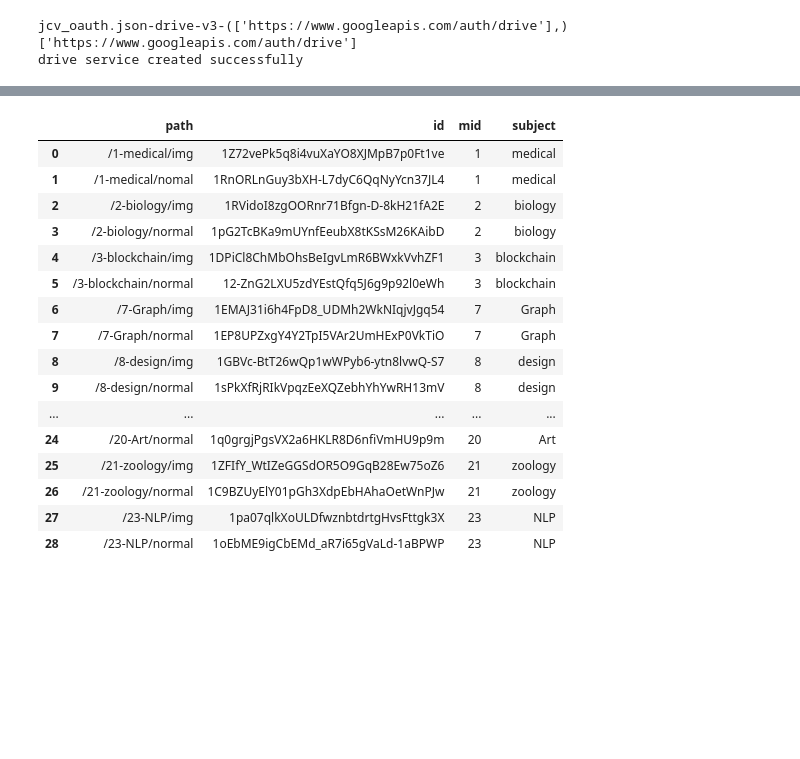
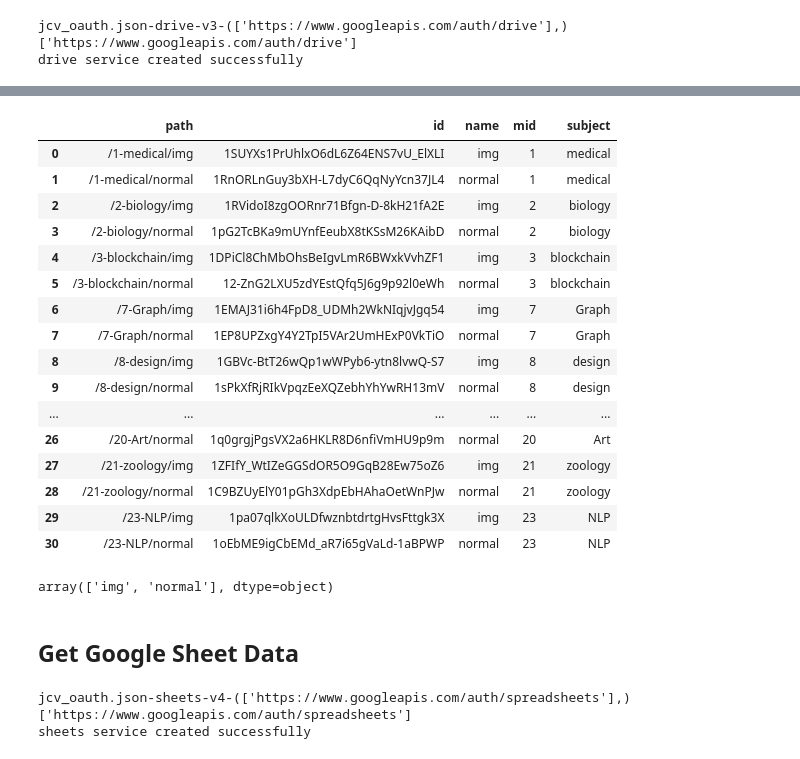
Before and after one commit to jet-c-21/GoogleTool, a Jupyter notebook: View Pretty Paper data.ipynb, the cells around one changed output, grey strips where cells are left out. Saved outputs shown, nothing was run; the diff lists cells and outputs as text; code cells hidden in the pictures; blank space fills up the shorter version.

```diff
--- a/View Pretty Paper data.ipynb
+++ b/View Pretty Paper data.ipynb
@@ -11,14 +15,14 @@ SCOPES = ['https://www.googleapis.com/auth/drive']
 # %%
-service = init_resource_service(CLIENT_SECRET_FILE, API_NAME, API_VERSION, SCOPES)
+drive_rs = init_google_drive_rs(CLIENT_SECRET_FILE)
 # %% [output]
 jcv_oauth.json-drive-v3-(['https://www.googleapis.com/auth/drive'],)
 ['https://www.googleapis.com/auth/drive']
 drive service created successfully
 # %%
-fr = FolderRetriever(service)
+folder_rtr = FolderRetriever(drive_rs)
 # %%
 folder_id = '1uR5XCZ3zSnbiuTHCB9uez9JHXUdndm-I'  # PrettyPaper/data
 # %%
 %%time
-folder_df = fr.get_all_folder(folder_id)
+folder_df = folder_rtr.get_all_folder(folder_id)
 # %% [output]
@@ -47,26 +51,38 @@ folder_df
 # %%
 folder_df = folder_df[folder_df['level']==2]
 # %%
-folder_df = folder_df[['path', 'id']]
+folder_df = folder_df[['path', 'id', 'name']]
 folder_df['mid'] = folder_df['path'].apply(lambda x: int(x.split('/')[1].split('-')[0]))
 folder_df['subject'] = folder_df['path'].apply(lambda x: x.split('/')[1].split('-')[1])
 folder_df = folder_df.sort_values(['mid', 'path'], ascending = [True, True]).reset_index(drop=True)
 folder_df
 # %% [output]
-|  | path | id | mid | subject |
-| 0 | /1-medical/img | 1Z72vePk5q8i4vuXaYO8XJMpB7p0Ft1ve | 1 | medical |
-| 1 | /1-medical/nomal | 1RnORLnGuy3bXH-L7dyC6QqNyYcn37JL4 | 1 | medical |
-| 2 | /2-biology/img | 1RVidoI8zgOORnr71Bfgn-D-8kH21fA2E | 2 | biology |
-| 3 | /2-biology/normal | 1pG2TcBKa9mUYnfEeubX8tKSsM26KAibD | 2 | biology |
-| 4 | /3-blockchain/img | 1DPiCl8ChMbOhsBeIgvLmR6BWxkVvhZF1 | 3 | blockchain |
-| 5 | /3-blockchain/normal | 12-ZnG2LXU5zdYEstQfq5J6g9p92l0eWh | 3 | blockchain |
-| 6 | /7-Graph/img | 1EMAJ31i6h4FpD8_UDMh2WkNIqjvJgq54 | 7 | Graph |
-| 7 | /7-Graph/normal | 1EP8UPZxgY4Y2TpI5VAr2UmHExP0VkTiO | 7 | Graph |
-| 8 | /8-design/img | 1GBVc-BtT26wQp1wWPyb6-ytn8lvwQ-S7 | 8 | design |
-| 9 | /8-design/normal | 1sPkXfRjRIkVpqzEeXQZebhYhYwRH13mV | 8 | design |
-| ... | ... | ... | ... | ... |
-| 24 | /20-Art/normal | 1q0grgjPgsVX2a6HKLR8D6nfiVmHU9p9m | 20 | Art |
-| 25 | /21-zoology/img | 1ZFIfY_WtIZeGGSdOR5O9GqB28Ew75oZ6 | 21 | zoology |
-| 26 | /21-zoology/normal | 1C9BZUyElY01pGh3XdpEbHAhaOetWnPJw | 21 | zoology |
-| 27 | /23-NLP/img | 1pa07qlkXoULDfwznbtdrtgHvsFttgk3X | 23 | NLP |
-| 28 | /23-NLP/normal | 1oEbME9igCbEMd_aR7i65gVaLd-1aBPWP | 23 | NLP |
+|  | path | id | name | mid | subject |
+| 0 | /1-medical/img | 1SUYXs1PrUhlxO6dL6Z64ENS7vU_ElXLI | img | 1 | medical |
+| 1 | /1-medical/normal | 1RnORLnGuy3bXH-L7dyC6QqNyYcn37JL4 | normal | 1 | medical |
+| 2 | /2-biology/img | 1RVidoI8zgOORnr71Bfgn-D-8kH21fA2E | img | 2 | biology |
+| 3 | /2-biology/normal | 1pG2TcBKa9mUYnfEeubX8tKSsM26KAibD | normal | 2 | biology |
+| 4 | /3-blockchain/img | 1DPiCl8ChMbOhsBeIgvLmR6BWxkVvhZF1 | img | 3 | blockchain |
+| 5 | /3-blockchain/normal | 12-ZnG2LXU5zdYEstQfq5J6g9p92l0eWh | normal | 3 | blockchain |
+| 6 | /7-Graph/img | 1EMAJ31i6h4FpD8_UDMh2WkNIqjvJgq54 | img | 7 | Graph |
+| 7 | /7-Graph/normal | 1EP8UPZxgY4Y2TpI5VAr2UmHExP0VkTiO | normal | 7 | Graph |
+| 8 | /8-design/img | 1GBVc-BtT26wQp1wWPyb6-ytn8lvwQ-S7 | img | 8 | design |
+| 9 | /8-design/normal | 1sPkXfRjRIkVpqzEeXQZebhYhYwRH13mV | normal | 8 | design |
+| ... | ... | ... | ... | ... | ... |
+| 26 | /20-Art/normal | 1q0grgjPgsVX2a6HKLR8D6nfiVmHU9p9m | normal | 20 | Art |
+| 27 | /21-zoology/img | 1ZFIfY_WtIZeGGSdOR5O9GqB28Ew75oZ6 | img | 21 | zoology |
+| 28 | /21-zoology/normal | 1C9BZUyElY01pGh3XdpEbHAhaOetWnPJw | normal | 21 | zoology |
+| 29 | /23-NLP/img | 1pa07qlkXoULDfwznbtdrtgHvsFttgk3X | img | 23 | NLP |
+| 30 | /23-NLP/normal | 1oEbME9igCbEMd_aR7i65gVaLd-1aBPWP | normal | 23 | NLP |
+# %%
+folder_df['name'].unique()
+# %% [output]
+array(['img', 'normal'], dtype=object)
+# %% [markdown]
+## Get Google Sheet Data
+# %%
+sheet_rs = init_google_sheet_rs(CLIENT_SECRET_FILE)
+# %% [output]
+jcv_oauth.json-sheets-v4-(['https://www.googleapis.com/auth/spreadsheets'],)
+['https://www.googleapis.com/auth/spreadsheets']
+sheets service created successfully
```
Also changed, not shown: parts of 22 cells of this notebook, 11 other files.
